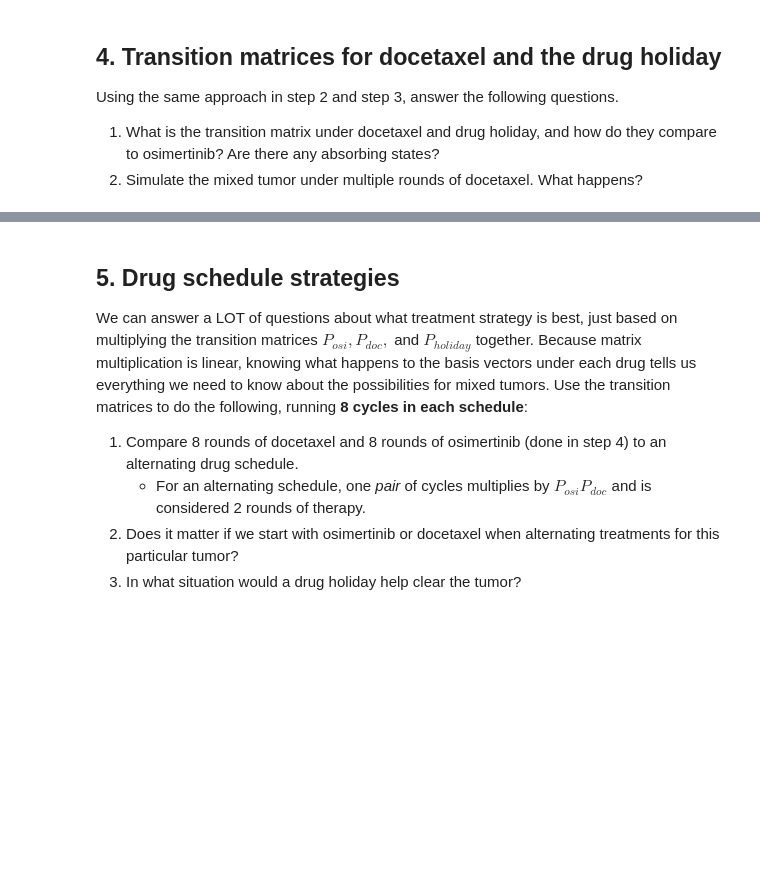
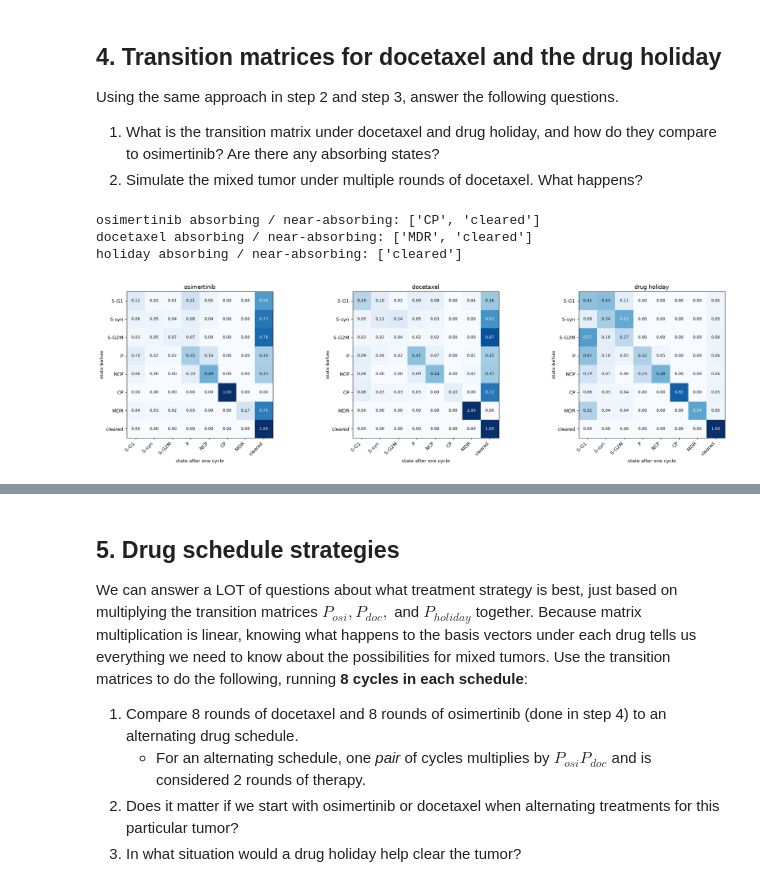
Before and after one commit to MatthewBalison/uu_markov, a Jupyter notebook: lab_2/Lab09_markov_chain_cells.ipynb, the cells around one changed output, grey strips where cells are left out. Saved outputs shown, nothing was run; the diff lists cells and outputs as text; code cells hidden in the pictures; blank space fills up the shorter version.

```diff
--- a/lab_2/Lab09_markov_chain_cells.ipynb
+++ b/lab_2/Lab09_markov_chain_cells.ipynb
@@ -281,3 +283,10 @@ Use code as appropriate to answer the following questions.
 - Of the states that can be cleared, which tumor lasts the longest?
 - Which starting state sticks around for the most cycles of drug?
 - Which starting state results in the highest proportion of alive cells after three cycles?</div>
+# %%
+P = P_hat.to_numpy()
+cleared_idx = OUTCOMES.index("cleared")
+
+P_inf = pd.DataFrame(np.linalg.matrix_power(P, 500), index=OUTCOMES, columns=OUTCOMES)
+print("Probability of ending in 'cleared':")
+print(P_inf.loc[STATES, "cleared"].round(4))
@@ -300,14 +394,45 @@ Using the same approach in step 2 and step 3, answer the following questions.
 1. What is the transition matrix under docetaxel and drug holiday, and how do they compare to osimertinib? Are there any absorbing states?
 2. Simulate the mixed tumor under multiple rounds of docetaxel. What happens?
 # %%
-##Add code here
-# keep these as 8x8 numpy arrays (with the cleared row): the random walks index rows by position
-P_osi = P_hat.to_numpy()
+def build_P(experiment):
+    sub = cells[cells["experiment"] == experiment]
+    at_A = sub[sub.timepoint == "A"][["lineage_tag", "state"]]
+    at_B = sub[sub.timepoint == "B"][["lineage_tag", "state"]]
+    pairs = pd.merge(at_A, at_B, on="lineage_tag", how="left", suffixes=("_A", "_B"))
+    pairs["state_B"] = pairs["state_B"].fillna("cleared")
 
-P_doc = ...       # TODO
+    counts = (pd.crosstab(pairs.state_A, pairs.state_B)
+                .reindex(index=STATES, columns=OUTCOMES, fill_value=0))
+    P = counts.div(counts.sum(axis=1), axis=0)
+    P.loc["cleared"] = [1 if c == "cleared" else 0 for c in P.columns]
+    assert np.allclose(P.sum(axis=1), 1), "rows must sum to 1 (a state with 0 cells at A gives NaN)"
+    return P
 
-P_holiday = ...   # TODO
+P_doc_df     = build_P("docetaxel")
+P_holiday_df = build_P("untreated")
+
+P_osi     = P_hat.to_numpy()
+P_doc     = P_doc_df.to_numpy()
+P_holiday = P_holiday_df.to_numpy()
+
+# check for absorbing / near-absorbing states
+for name, P in [("osimertinib", P_osi), ("docetaxel", P_doc), ("holiday", P_holiday)]:
+    diag = pd.Series(np.diag(P), index=OUTCOMES)
+    print(name, "absorbing / near-absorbing:", list(diag[diag > 0.95].index))
+# %% [output]
+osimertinib absorbing / near-absorbing: ['CP', 'cleared']
+docetaxel absorbing / near-absorbing: ['MDR', 'cleared']
+holiday absorbing / near-absorbing: ['cleared']
 # %%
 #Plot the transition matrices for docetaxel and the drug holiday.
+
+fig, axes = plt.subplots(1, 3, figsize=(20, 5.5))
+show_matrix(P_hat,        "osimertinib", ax=axes[0])
+show_matrix(P_doc_df,     "docetaxel",   ax=axes[1])
+show_matrix(P_holiday_df, "drug holiday", ax=axes[2])
+plt.tight_layout()
+plt.show()
+# %% [output]
+[figure, added]
 # %%
 # Simulate the evolution of pi_mix under docetaxel
```
Also changed, not shown: parts of 28 cells of this notebook.
